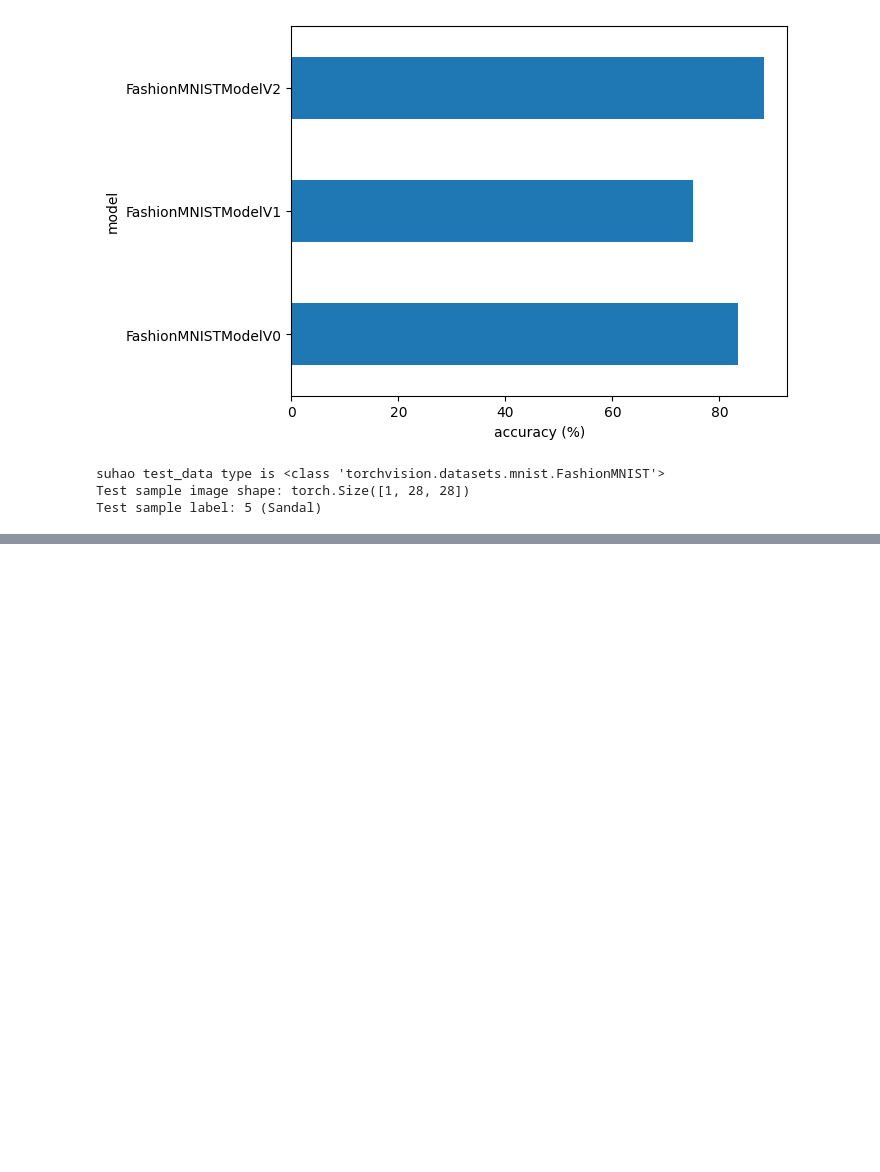
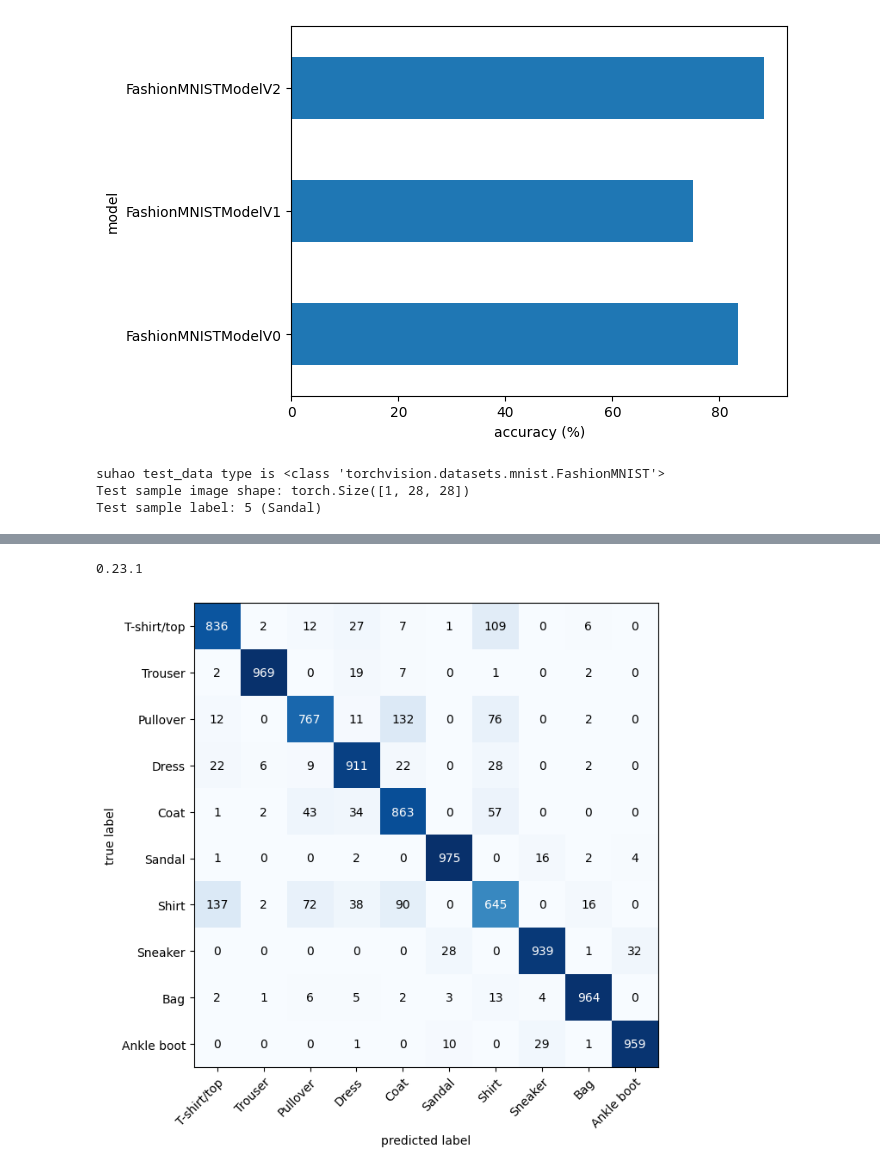
Before and after one commit to walkallen/learnPytorch, a Jupyter notebook: z2m04_cv.ipynb, the cells around one changed output, grey strips where cells are left out. Drawn from its saved outputs; the diff is of its cells as text; code cells hidden in the pictures; blank space fills up the shorter version.

```diff
--- a/z2m04_cv.ipynb
+++ b/z2m04_cv.ipynb
@@ -1571,0 +1688,56 @@ Test sample label: 5 (Sandal)
+# %%
+'''
+Wonderful! 精彩的！
+
+
+现在我们已经有了预测，让我们完成步骤 2 和 3：
+
+2. 使用torchmetrics.ConfusionMatrix制作混淆矩阵。
+3. 使用以下命令绘制混淆矩阵。
+
+首先，我们需要确保安装了 torchmetrics 和 mlxtend （这两个库将帮助我们制作和可视化混淆矩阵）。
+
+
+注意：如果您使用的是 Google Colab，则安装的mlxtend默认版本为 0.14.0（截至 2022 年 3 月），但是，对于我们要使用的plot_confusion_matrix()函数的参数，我们需要 0.19.0 或更高。
+
+'''
+
+# Import mlxtend upgraded version
+import mlxtend
+print(mlxtend.__version__)
+assert int(mlxtend.__version__.split(".")[1]) >= 19 # should be version 0.19.0 or higher
+# %% [output]
+0.23.1
+# %%
+'''
+
+torchmetrics and mlxtend installed, let's make a confusion matrix!
+安装了torchmetrics和mlxtend ，让我们制作一个混淆矩阵！
+
+First we'll create a torchmetrics.ConfusionMatrix instance telling it how many classes we're dealing with by setting num_classes=len(class_names).
+首先，我们将创建一个torchmetrics.ConfusionMatrix 实例，通过设置num_classes=len(class_names)告诉它我们正在处理多少个类。
+
+Then we'll create a confusion matrix (in tensor format) by passing our instance our model's predictions (preds=y_pred_tensor) and targets (target=test_data.targets).
+然后，我们将通过向实例传递模型的预测 ( preds=y_pred_tensor ) 和目标 ( target=test_data.targets ) 来创建混淆矩阵（张量格式）。
+
+Finally we can plot our confision matrix using the plot_confusion_matrix() function from mlxtend.plotting.
+最后，我们可以使用mlxtend.plotting中的plot_confusion_matrix()函数绘制我们的混淆矩阵。
+
+'''
+
+from torchmetrics import ConfusionMatrix
+from mlxtend.plotting import plot_confusion_matrix
+
+# 2. Setup confusion matrix instance and compare predictions to targets
+confmat = ConfusionMatrix(num_classes=len(class_names), task='multiclass')
+confmat_tensor = confmat(preds=y_pred_tensor,
+                         target=test_data.targets)
+
+# 3. Plot the confusion matrix
+fig, ax = plot_confusion_matrix(
+    conf_mat=confmat_tensor.numpy(), # matplotlib likes working with NumPy
+    class_names=class_names, # turn the row and column labels into class names
+    figsize=(10, 7)
+);
+# %% [output]
+[figure, added]
```
Also changed, not shown: parts of 15 cells of this notebook, 2 other files.
